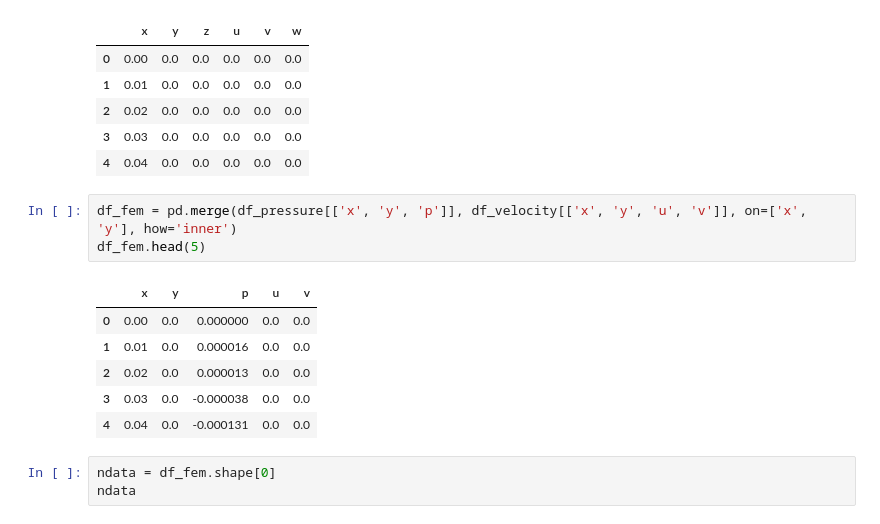
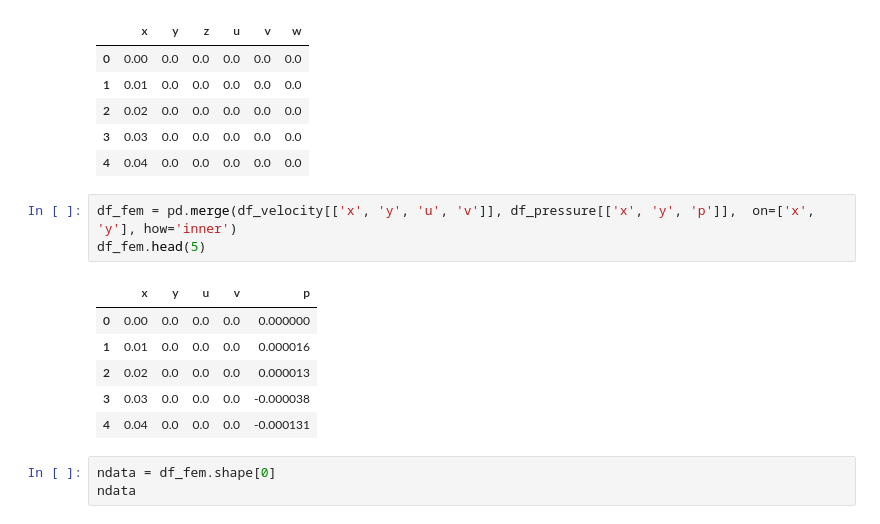
Before and after one commit to bdesia/ceia-pinn, a Jupyter notebook: tp1/ceia_tp1.ipynb, the cells around one changed output. Cells and saved outputs as stored; diff of their text form.

```diff
--- a/tp1/ceia_tp1.ipynb
+++ b/tp1/ceia_tp1.ipynb
@@ -157,15 +157,15 @@ df_velocity.head(5)
 | 3 | 0.03 | 0.0 | 0.0 | 0.0 | 0.0 | 0.0 |
 | 4 | 0.04 | 0.0 | 0.0 | 0.0 | 0.0 | 0.0 |
 # %%
-df_fem = pd.merge(df_pressure[['x', 'y', 'p']], df_velocity[['x', 'y', 'u', 'v']], on=['x', 'y'], how='inner')
+df_fem = pd.merge(df_velocity[['x', 'y', 'u', 'v']], df_pressure[['x', 'y', 'p']],  on=['x', 'y'], how='inner')
 df_fem.head(5)
 # %% [output]
-|  | x | y | p | u | v |
-| 0 | 0.00 | 0.0 | 0.000000 | 0.0 | 0.0 |
-| 1 | 0.01 | 0.0 | 0.000016 | 0.0 | 0.0 |
-| 2 | 0.02 | 0.0 | 0.000013 | 0.0 | 0.0 |
-| 3 | 0.03 | 0.0 | -0.000038 | 0.0 | 0.0 |
-| 4 | 0.04 | 0.0 | -0.000131 | 0.0 | 0.0 |
+|  | x | y | u | v | p |
+| 0 | 0.00 | 0.0 | 0.0 | 0.0 | 0.000000 |
+| 1 | 0.01 | 0.0 | 0.0 | 0.0 | 0.000016 |
+| 2 | 0.02 | 0.0 | 0.0 | 0.0 | 0.000013 |
+| 3 | 0.03 | 0.0 | 0.0 | 0.0 | -0.000038 |
+| 4 | 0.04 | 0.0 | 0.0 | 0.0 | -0.000131 |
 # %%
 ndata = df_fem.shape[0]
 ndata
```
Also changed, not shown: parts of 18 cells of this notebook, 1 other file.
